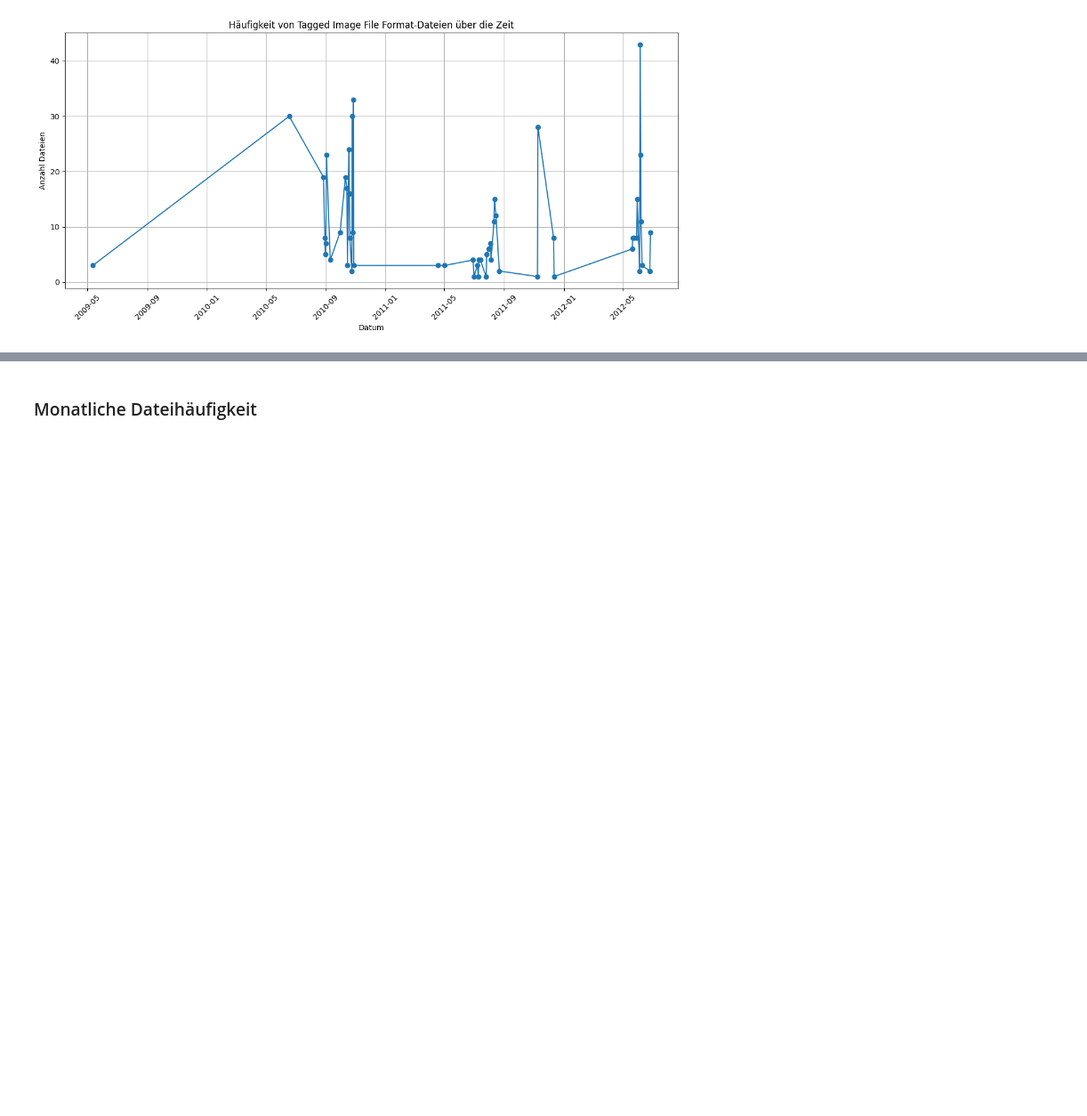
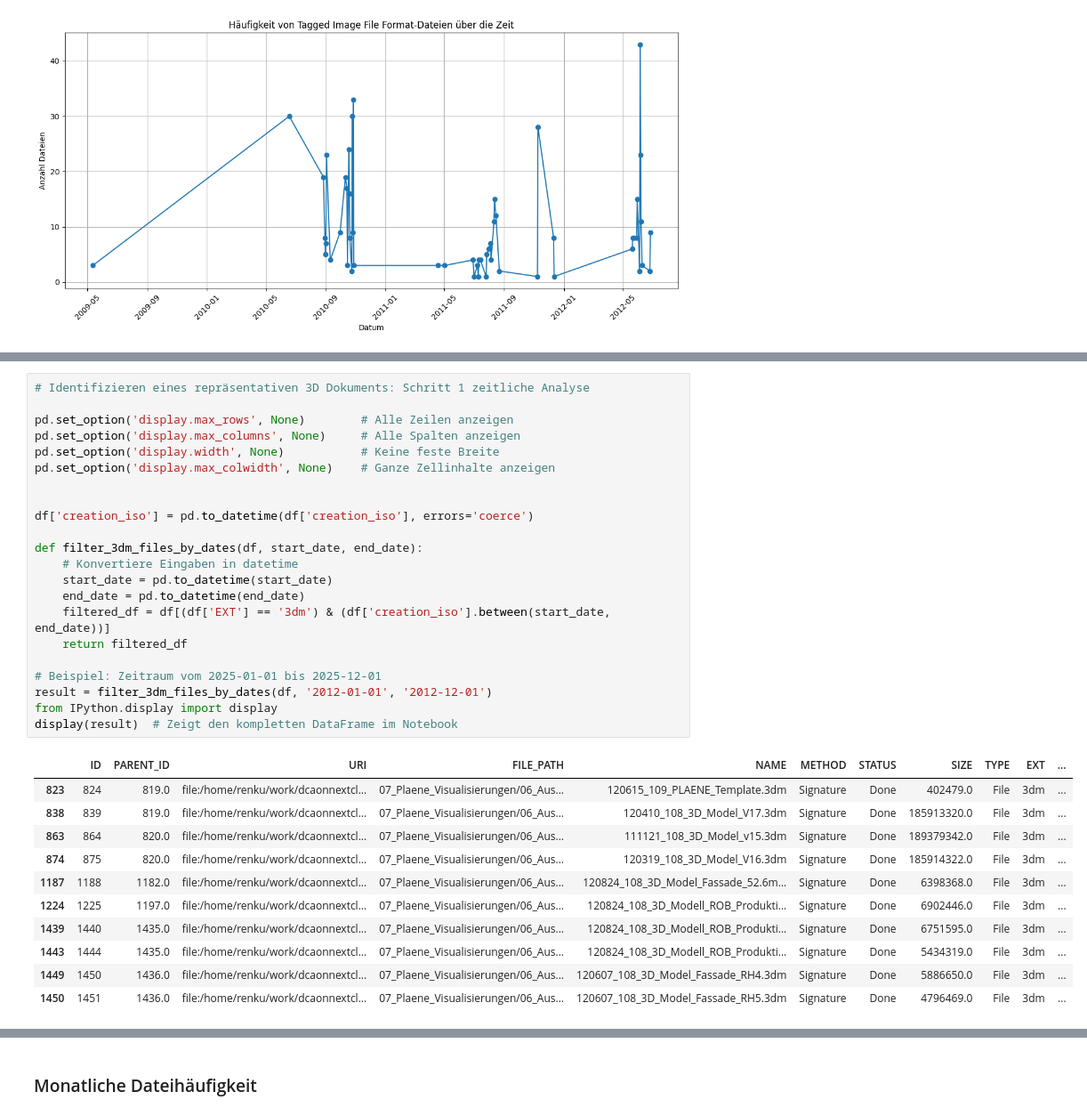
Before and after one commit to AdrianPoellinger/27_DCA_Ingest, a Jupyter notebook: notebooks/DCA_Ingest_2025-11-11_Keller.ipynb, the cells around one changed output, grey strips where cells are left out. Shown at 89% size. Saved outputs shown, nothing was run; the diff lists cells and outputs as text; blank space fills up the shorter version.

```diff
--- a/notebooks/DCA_Ingest_2025-11-11_Keller.ipynb
+++ b/notebooks/DCA_Ingest_2025-11-11_Keller.ipynb
@@ -189,0 +229,34 @@ Plot gespeichert unter: plots/format_counts.png
+# %%
+# Identifizieren eines repräsentativen 3D Dokuments: Schritt 1 zeitliche Analyse
+
+pd.set_option('display.max_rows', None)        # Alle Zeilen anzeigen
+pd.set_option('display.max_columns', None)     # Alle Spalten anzeigen
+pd.set_option('display.width', None)           # Keine feste Breite
+pd.set_option('display.max_colwidth', None)    # Ganze Zellinhalte anzeigen
+
+
+df['creation_iso'] = pd.to_datetime(df['creation_iso'], errors='coerce')
+
+def filter_3dm_files_by_dates(df, start_date, end_date):
+    # Konvertiere Eingaben in datetime
+    start_date = pd.to_datetime(start_date)
+    end_date = pd.to_datetime(end_date)
+    filtered_df = df[(df['EXT'] == '3dm') & (df['creation_iso'].between(start_date, end_date))]
+    return filtered_df
+
+# Beispiel: Zeitraum vom 2025-01-01 bis 2025-12-01
+result = filter_3dm_files_by_dates(df, '2012-01-01', '2012-12-01')
+from IPython.display import display
+display(result)  # Zeigt den kompletten DataFrame im Notebook
+# %% [output]
+|  | ID | PARENT_ID | URI | FILE_PATH | NAME | METHOD | STATUS | SIZE | TYPE | EXT | ... |
+| 823 | 824 | 819.0 | file:/home/renku/work/dcaonnextcl... | 07_Plaene_Visualisierungen/06_Aus... | 120615_109_PLAENE_Template.3dm | Signature | Done | 402479.0 | File | 3dm | ... |
+| 838 | 839 | 819.0 | file:/home/renku/work/dcaonnextcl... | 07_Plaene_Visualisierungen/06_Aus... | 120410_108_3D_Model_V17.3dm | Signature | Done | 185913320.0 | File | 3dm | ... |
+| 863 | 864 | 820.0 | file:/home/renku/work/dcaonnextcl... | 07_Plaene_Visualisierungen/06_Aus... | 111121_108_3D_Model_v15.3dm | Signature | Done | 189379342.0 | File | 3dm | ... |
+| 874 | 875 | 820.0 | file:/home/renku/work/dcaonnextcl... | 07_Plaene_Visualisierungen/06_Aus... | 120319_108_3D_Model_V16.3dm | Signature | Done | 185914322.0 | File | 3dm | ... |
+| 1187 | 1188 | 1182.0 | file:/home/renku/work/dcaonnextcl... | 07_Plaene_Visualisierungen/06_Aus... | 120824_108_3D_Model_Fassade_52.6m... | Signature | Done | 6398368.0 | File | 3dm | ... |
+| 1224 | 1225 | 1197.0 | file:/home/renku/work/dcaonnextcl... | 07_Plaene_Visualisierungen/06_Aus... | 120824_108_3D_Modell_ROB_Produkti... | Signature | Done | 6902446.0 | File | 3dm | ... |
+| 1439 | 1440 | 1435.0 | file:/home/renku/work/dcaonnextcl... | 07_Plaene_Visualisierungen/06_Aus... | 120824_108_3D_Modell_ROB_Produkti... | Signature | Done | 6751595.0 | File | 3dm | ... |
+| 1443 | 1444 | 1435.0 | file:/home/renku/work/dcaonnextcl... | 07_Plaene_Visualisierungen/06_Aus... | 120824_108_3D_Modell_ROB_Produkti... | Signature | Done | 5434319.0 | File | 3dm | ... |
+| 1449 | 1450 | 1436.0 | file:/home/renku/work/dcaonnextcl... | 07_Plaene_Visualisierungen/06_Aus... | 120607_108_3D_Model_Fassade_RH4.3dm | Signature | Done | 5886650.0 | File | 3dm | ... |
+| 1450 | 1451 | 1436.0 | file:/home/renku/work/dcaonnextcl... | 07_Plaene_Visualisierungen/06_Aus... | 120607_108_3D_Model_Fassade_RH5.3dm | Signature | Done | 4796469.0 | File | 3dm | ... |
```
Also changed, not shown: parts of 5 cells of this notebook, 4 other files.
